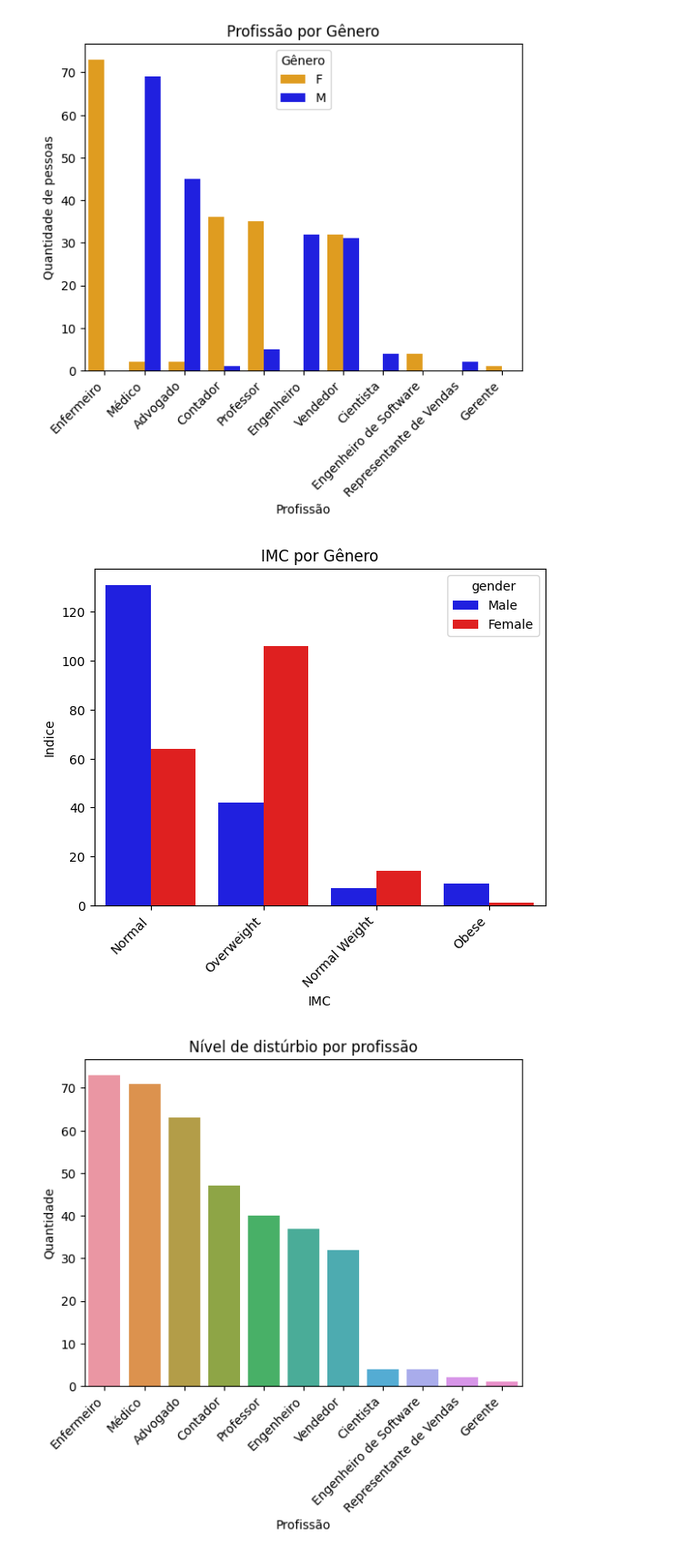
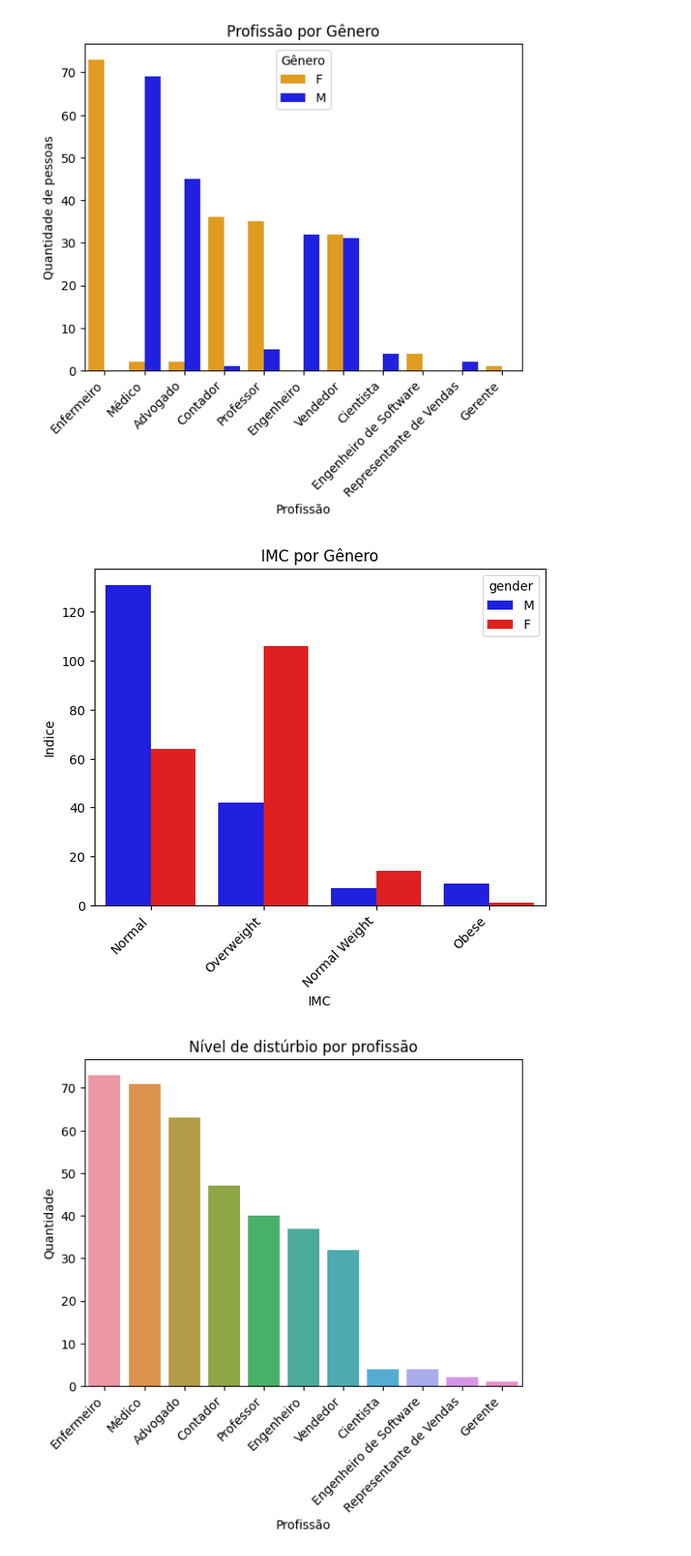
Before and after one commit to matheusvfp/Disturbios_do_Sono, a Jupyter notebook: data_analysis.ipynb, the cells around one changed output. Shown at 91% size. Saved outputs shown, nothing was run; the diff lists cells and outputs as text; code cells hidden in the pictures.

Commit message:
add figure

```diff
--- a/data_analysis.ipynb
+++ b/data_analysis.ipynb
@@ -19 +23,10 @@ df.head()
+# %%
+# Assuming you have NaN values in the 'Sleep Disorder' column
+translation = {
+    np.nan: 'Nenhum',
+    'Sleep Apnea': 'Apneia do Sono',
+    'Insomnia': 'Insônia'
+}
+
+df['Sleep Disorder'] = df['Sleep Disorder'].replace(translation)
 # %%
@@ -105,26 +118,26 @@ plt.show()
 # %%
 gender_by_bmi = df.groupby(
     ['bmi_category', 'gender']).size().reset_index(name='count')
 
-gender_colors = {'Male': 'blue', 'Female': 'red'}
+gender_colors = {'M': 'blue', 'F': 'red'}
 
 gender_by_bmi = gender_by_bmi.sort_values(
     by='count', ascending=False)
 
 
 sns.barplot(y='count', x='bmi_category', hue='gender', data=gender_by_bmi,
             palette=gender_colors, width=0.8)
 
 plt.title('IMC por Gênero')
 plt.xlabel('IMC')
 plt.ylabel('Indice')
 
 plt.xticks(rotation=45, ha='right')
 
 
 plt.show()
 # %% [output]
-[figure, old version]
+[figure, new version]
 # %%
 occupation_counts = df['occupation'].value_counts(
 ).sort_values(ascending=False)
```
Also changed, not shown: parts of 5 cells of this notebook, 1 other file.
